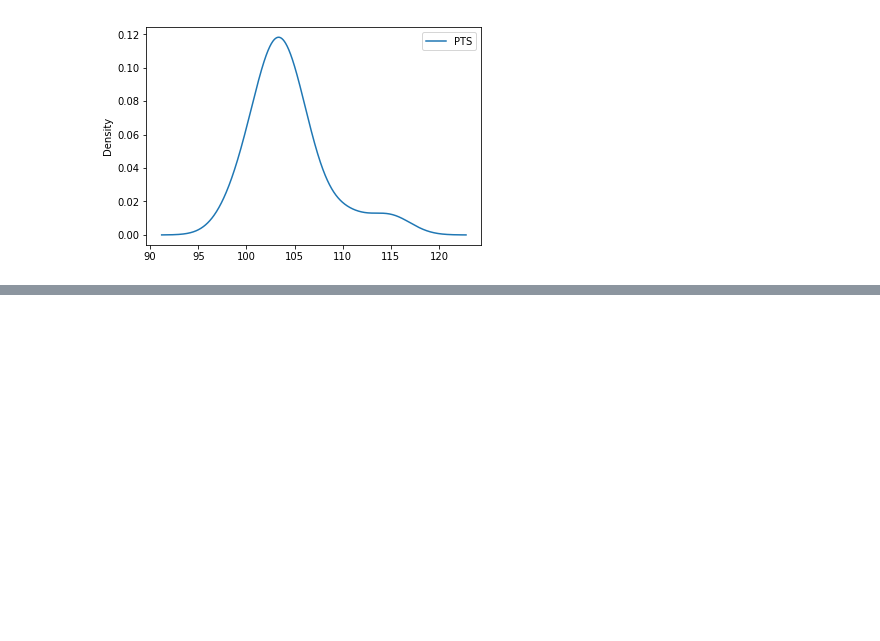
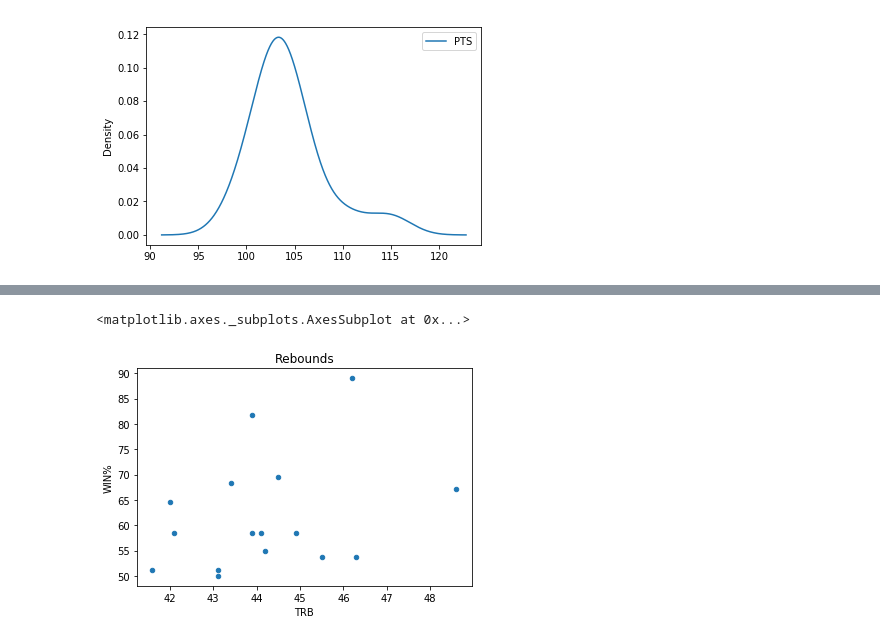
Before and after one commit to MaloneRobert/BasketballPredictor, a Jupyter notebook: Part_Two.ipynb, the cells around one changed output, grey strips where cells are left out. Saved outputs shown, nothing was run; the diff lists cells and outputs as text; code cells hidden in the pictures; blank space fills up the shorter version.

```diff
--- a/Part_Two.ipynb
+++ b/Part_Two.ipynb
@@ -119,0 +153,3 @@ SyntaxError: invalid syntax (<ipython-input-10-f2e0cb0fd8c1>, line 1)
+# %%
+rebounds = stats_for_1516[['WIN%', 'TRB', '3P%', 'PTS']]
+rebounds.head()
@@ -119,0 +163,5 @@ SyntaxError: invalid syntax (<ipython-input-10-f2e0cb0fd8c1>, line 1)
+# %%
+rebounds.plot(title = 'Rebounds', x = 'TRB' , y = 'WIN%', kind = 'scatter')
+# %% [output]
+<matplotlib.axes._subplots.AxesSubplot at 0x...>
+[figure, added]
```
Also changed, not shown: parts of 15 cells of this notebook.
